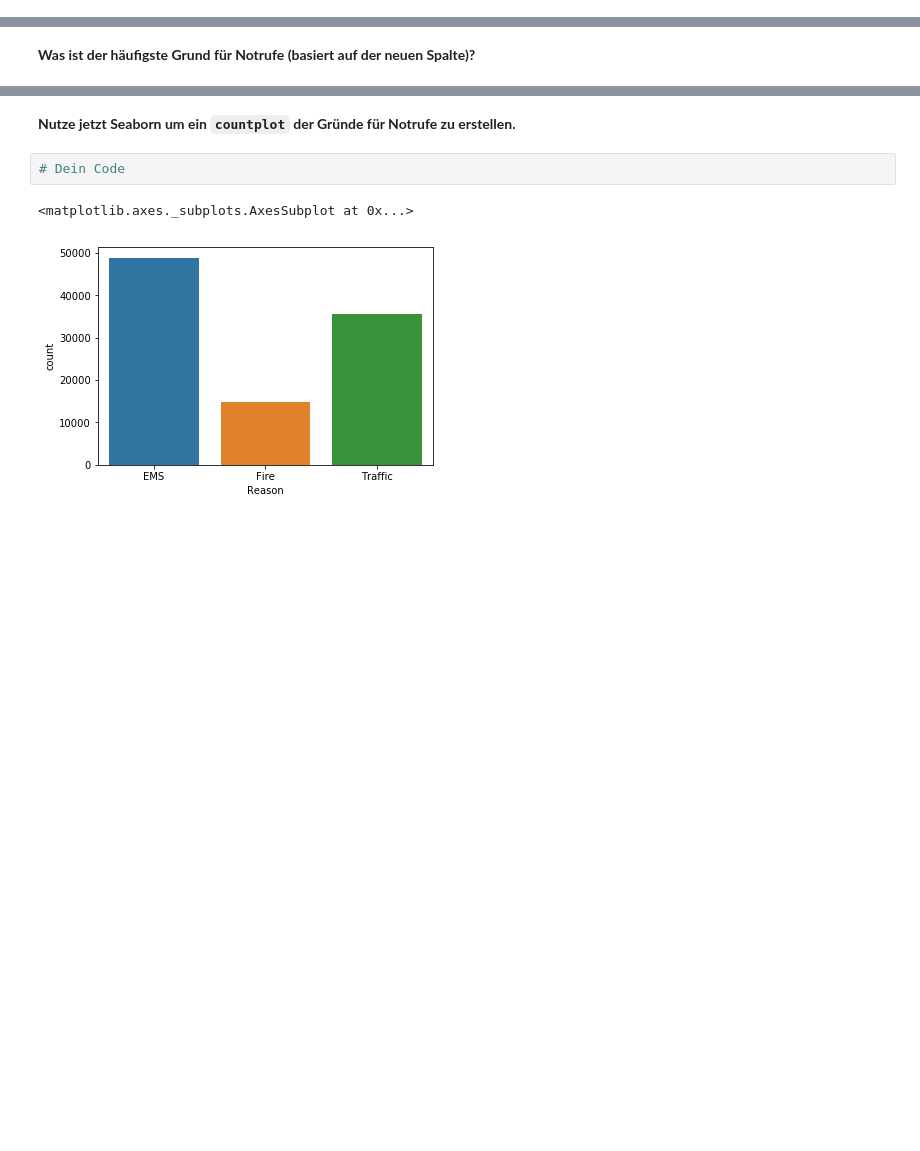
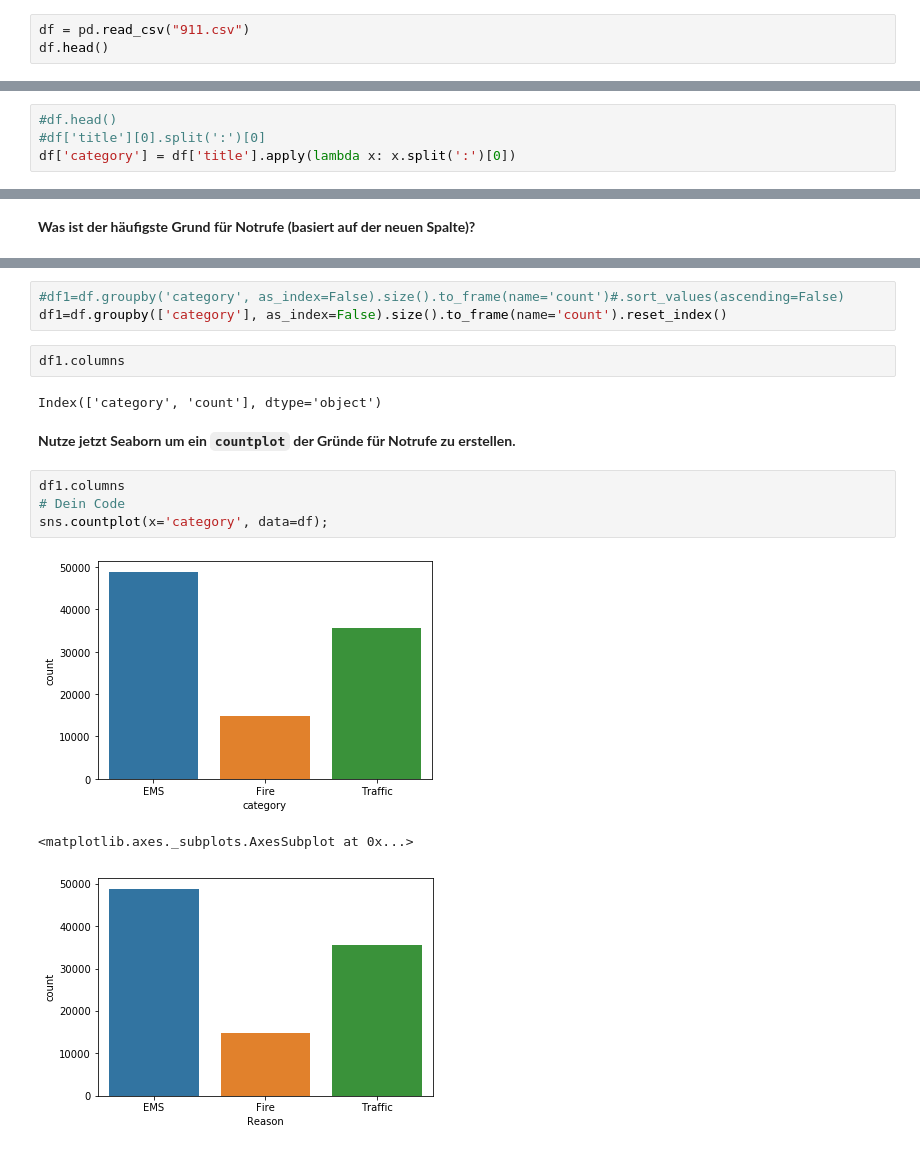
Before and after one commit to looreen/DS-ML-learning, a Jupyter notebook: DS-ML-learning.ipynb, the cells around one changed output, grey strips where cells are left out. Drawn from its saved outputs; the diff is of its cells as text; blank space fills up the shorter version.

```diff
--- a/DS-ML-learning.ipynb
+++ b/DS-ML-learning.ipynb
@@ -25,2 +32,5 @@ Folge jetzt dem Notebook und versuche alle Aufgaben zu lösen oder Fragen zu bea
 # %% [markdown]
 **Lese das "911.csv" als DataFrame mit Namen df ein.**
+# %%
+df = pd.read_csv("911.csv")
+df.head()
@@ -90,0 +125,4 @@ Zum Beispiel, wenn der Titel "EMS: BACK PAINS/INJURY" lautet, dann soll in der S
+# %%
+#df.head()
+#df['title'][0].split(':')[0]
+df['category'] = df['title'].apply(lambda x: x.split(':')[0])
@@ -99,7 +140,18 @@ Name: Reason, dtype: int64
+# %%
+#df1=df.groupby('category', as_index=False).size().to_frame(name='count')#.sort_values(ascending=False)
+df1=df.groupby(['category'], as_index=False).size().to_frame(name='count').reset_index()
+# %%
+df1.columns
+# %% [output]
+Index(['category', 'count'], dtype='object')
 # %% [markdown]
 **Nutze jetzt Seaborn um ein `countplot` der Gründe für Notrufe zu erstellen.**
-# %%
-# Dein Code
+# %%
+df1.columns
+# Dein Code
+sns.countplot(x='category', data=df);
+# %% [output]
+[figure, added]
 # %%
 # %% [output]
 <matplotlib.axes._subplots.AxesSubplot at 0x...>
```
Also changed, not shown: parts of 17 cells of this notebook.
